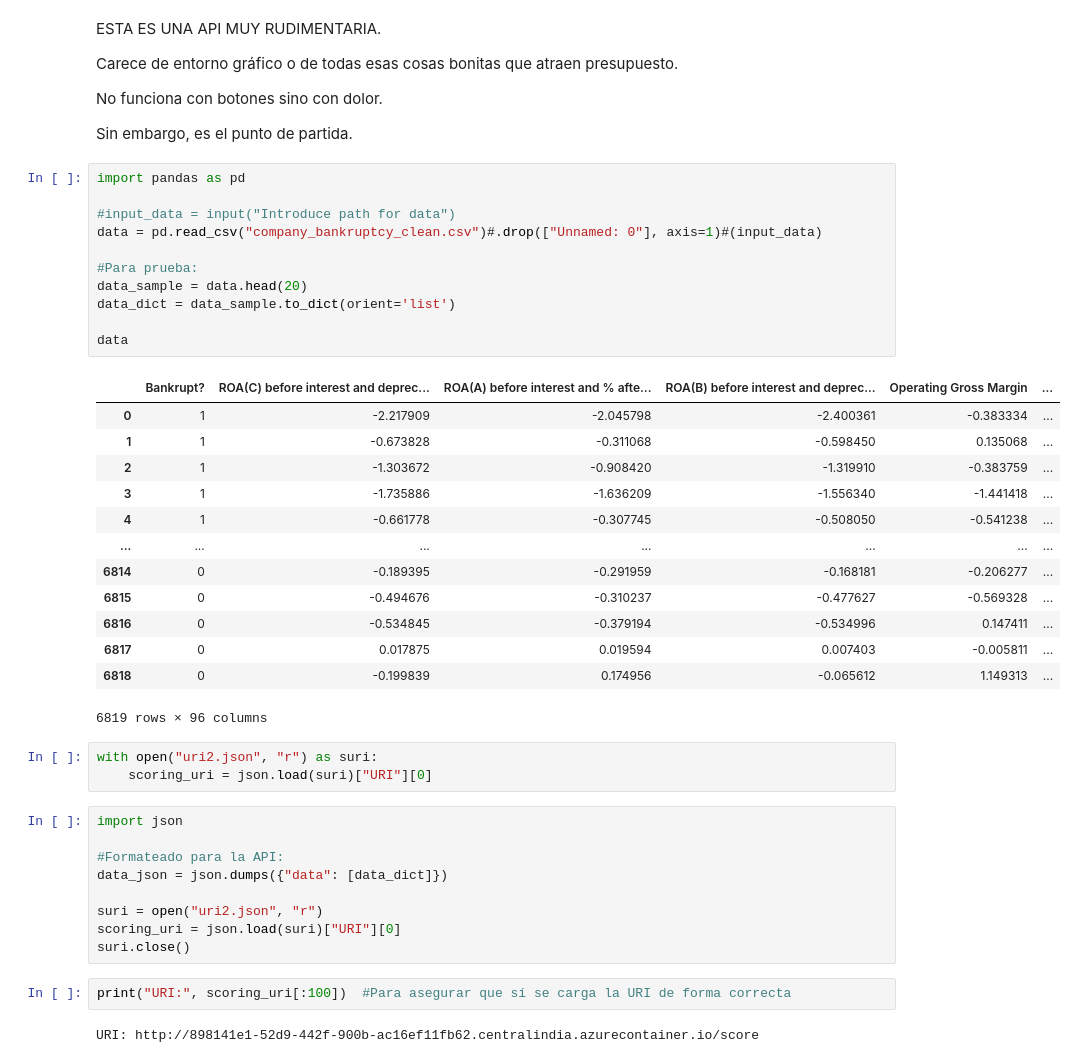
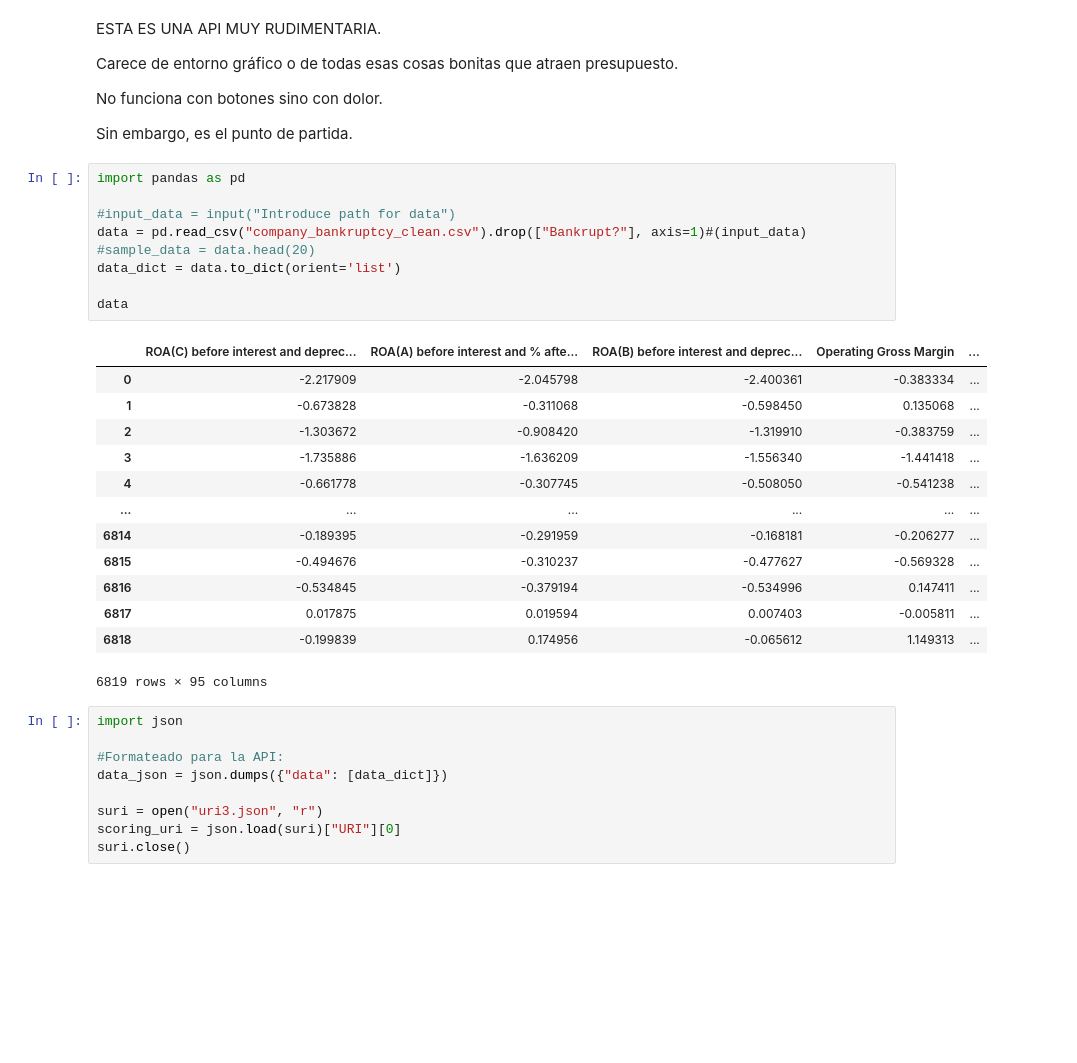
Before and after one commit to Aguscop19/AlephZeroAct1, a Jupyter notebook: API.ipynb, the cells around one changed output. Drawn from its saved outputs; the diff is of its cells as text; blank space fills up the shorter version.

Commit message:
Azure_Vale

```diff
--- a/API.ipynb
+++ b/API.ipynb
@@ -9,44 +9,35 @@ Sin embargo, es el punto de partida.
 # %%
 import pandas as pd
 
 #input_data = input("Introduce path for data")
-data = pd.read_csv("company_bankruptcy_clean.csv")#.drop(["Unnamed: 0"], axis=1)#(input_data)
-
-#Para prueba:
-data_sample = data.head(20)
-data_dict = data_sample.to_dict(orient='list')
+data = pd.read_csv("company_bankruptcy_clean.csv").drop(["Bankrupt?"], axis=1)#(input_data)
+#sample_data = data.head(20)
+data_dict = data.to_dict(orient='list')
 
 data
 # %% [output]
-|  | Bankrupt? | ROA(C) before interest and deprec... | ROA(A) before interest and % afte... | ROA(B) before interest and deprec... | Operating Gross Margin | ... |
-| 0 | 1 | -2.217909 | -2.045798 | -2.400361 | -0.383334 | ... |
-| 1 | 1 | -0.673828 | -0.311068 | -0.598450 | 0.135068 | ... |
-| 2 | 1 | -1.303672 | -0.908420 | -1.319910 | -0.383759 | ... |
-| 3 | 1 | -1.735886 | -1.636209 | -1.556340 | -1.441418 | ... |
-| 4 | 1 | -0.661778 | -0.307745 | -0.508050 | -0.541238 | ... |
-| ... | ... | ... | ... | ... | ... | ... |
-| 6814 | 0 | -0.189395 | -0.291959 | -0.168181 | -0.206277 | ... |
-| 6815 | 0 | -0.494676 | -0.310237 | -0.477627 | -0.569328 | ... |
-| 6816 | 0 | -0.534845 | -0.379194 | -0.534996 | 0.147411 | ... |
-| 6817 | 0 | 0.017875 | 0.019594 | 0.007403 | -0.005811 | ... |
-| 6818 | 0 | -0.199839 | 0.174956 | -0.065612 | 1.149313 | ... |
+|  | ROA(C) before interest and deprec... | ROA(A) before interest and % afte... | ROA(B) before interest and deprec... | Operating Gross Margin | ... |
+| 0 | -2.217909 | -2.045798 | -2.400361 | -0.383334 | ... |
+| 1 | -0.673828 | -0.311068 | -0.598450 | 0.135068 | ... |
+| 2 | -1.303672 | -0.908420 | -1.319910 | -0.383759 | ... |
+| 3 | -1.735886 | -1.636209 | -1.556340 | -1.441418 | ... |
+| 4 | -0.661778 | -0.307745 | -0.508050 | -0.541238 | ... |
+| ... | ... | ... | ... | ... | ... |
+| 6814 | -0.189395 | -0.291959 | -0.168181 | -0.206277 | ... |
+| 6815 | -0.494676 | -0.310237 | -0.477627 | -0.569328 | ... |
+| 6816 | -0.534845 | -0.379194 | -0.534996 | 0.147411 | ... |
+| 6817 | 0.017875 | 0.019594 | 0.007403 | -0.005811 | ... |
+| 6818 | -0.199839 | 0.174956 | -0.065612 | 1.149313 | ... |
-6819 rows × 96 columns
+6819 rows × 95 columns
 # %%
-with open("uri2.json", "r") as suri:
-    scoring_uri = json.load(suri)["URI"][0]
+import json
+
+#Formateado para la API:
+data_json = json.dumps({"data": [data_dict]})
+
+suri = open("uri3.json", "r")
+scoring_uri = json.load(suri)["URI"][0]
+suri.close()
-# %%
-import json
-
-#Formateado para la API:
-data_json = json.dumps({"data": [data_dict]})
-
-suri = open("uri2.json", "r")
-scoring_uri = json.load(suri)["URI"][0]
-suri.close()
-# %%
-print("URI:", scoring_uri[:100])  #Para asegurar que sí se carga la URI de forma correcta
-# %% [output]
-URI: http://898141e1-52d9-442f-900b-ac16ef11fb62.centralindia.azurecontainer.io/score
 # %%
 ## La API per-sé:
 
```
Also changed, not shown: parts of 1 cell of this notebook.
